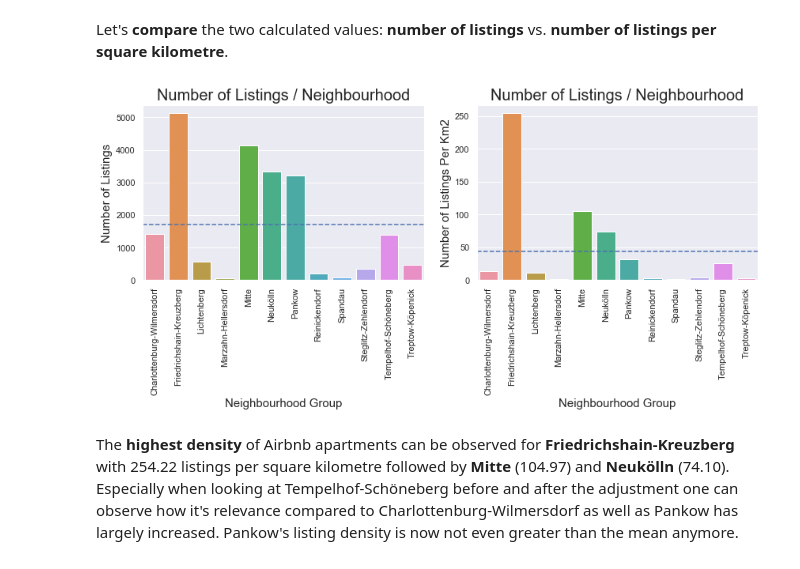
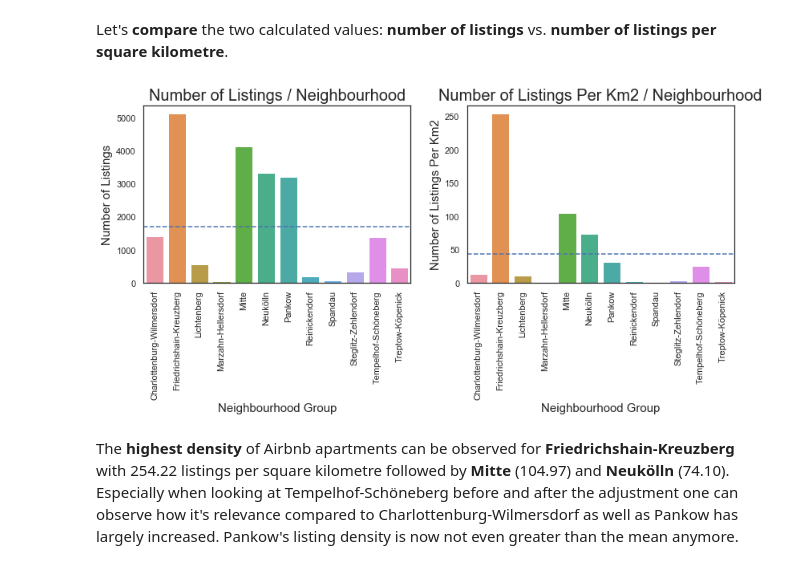
Before and after one commit to pape1412/airbnb, a Jupyter notebook: notebooks/q1_airbnb_popularity.ipynb, the cells around one changed output. Drawn from its saved outputs; the diff is of its cells as text; code cells hidden in the pictures.

Commit message:
style: Changed to white plot background

```diff
--- a/notebooks/q1_airbnb_popularity.ipynb
+++ b/notebooks/q1_airbnb_popularity.ipynb
@@ -213,26 +213,26 @@ Let's __compare__ the two calculated values: __number of listings__ vs. __number
 # %%
 # Plot comparison
 fig, ax = plt.subplots(1,2, figsize = (12,6))
-sns.set(style = "darkgrid")
+sns.set(style = "white")
 sns.barplot(x="neighbourhood_group", y="num_listings", data=hood_count, ax = ax[0])
 sns.barplot(x="neighbourhood_group", y="num_listings_per_km2", data=hood_count, ax = ax[1])
 
 # Format plot
 ax[0].set_xticklabels(hood_count["neighbourhood_group"].values, rotation=90)
 ax[0].set_ylabel("Number of Listings", fontsize=15)
 ax[0].set_xlabel("Neighbourhood Group", fontsize=15)
 ax[0].set_title("Number of Listings / Neighbourhood", fontsize=20)
 ax[1].set_xticklabels(hood_count["neighbourhood_group"].values, rotation=90)
 ax[1].set_ylabel("Number of Listings Per Km2", fontsize=15)
 ax[1].set_xlabel("Neighbourhood Group", fontsize=15)
 ax[1].set_title("Number of Listings Per Km2 / Neighbourhood", fontsize=20)
 plt.tight_layout()
 
 # Add mean as reference line
 ax[0].axhline(hood_count["num_listings"].mean(), ls='--');
 ax[1].axhline(hood_count["num_listings_per_km2"].mean(), ls='--');
 # %% [output]
-[figure, old version]
+[figure, new version]
 # %% [markdown]
 The __highest density__ of Airbnb apartments can be observed for __Friedrichshain-Kreuzberg__ with 254.22 listings per square kilometre followed by __Mitte__ (104.97) and __Neukölln__ (74.10). Especially when looking at Tempelhof-Schöneberg before and after the adjustment one can observe how it's relevance compared to Charlottenburg-Wilmersdorf as well as Pankow has largely increased. Pankow's listing density is now not even greater than the mean anymore.
 # %% [markdown]
```
Also changed, not shown: parts of 3 cells of this notebook.
